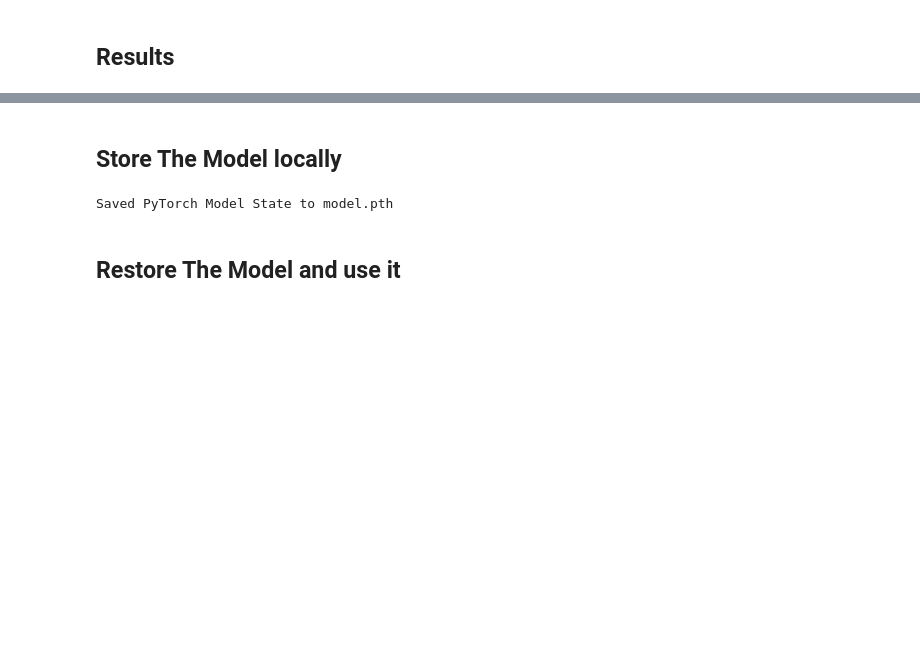
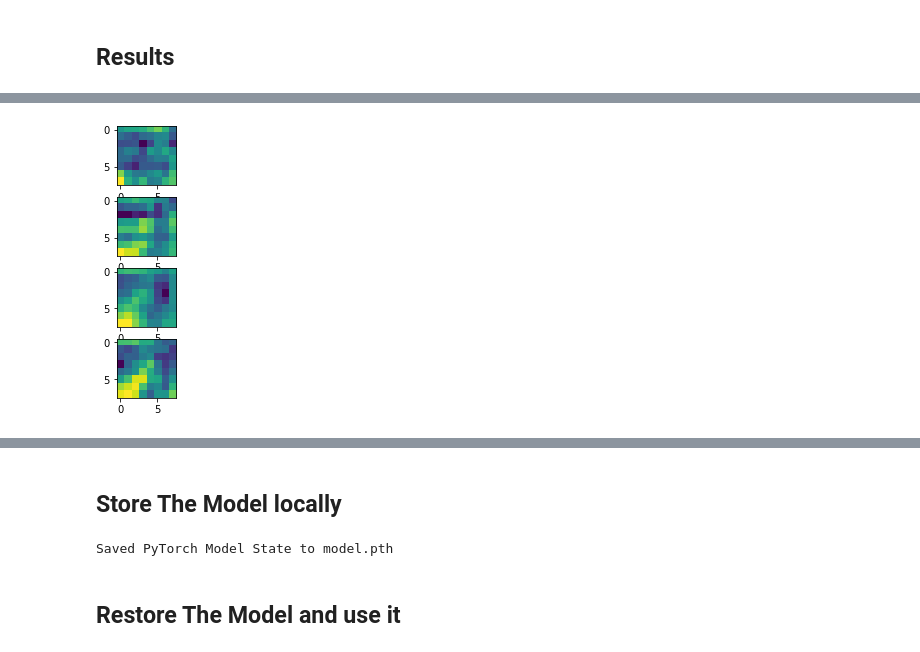
Before and after one commit to AbdelrahmanSalem9/MNIST-Dataset-Pytorch, a Jupyter notebook: MNIST_Dataset_Classification.ipynb, the cells around one changed output, grey strips where cells are left out. Drawn from its saved outputs; the diff is of its cells as text; code cells hidden in the pictures; blank space fills up the shorter version.

```diff
--- a/MNIST_Dataset_Classification.ipynb
+++ b/MNIST_Dataset_Classification.ipynb
@@ -290,0 +340,4 @@ Text(0.5, 1.0, 'Confusion Matrix for MNIST Dataset Classification')
+# %%
+visualize_feature_maps(model,sample,'conv2',4)
+# %% [output]
+[figure, added]
```
Also changed, not shown: parts of 16 cells of this notebook.
